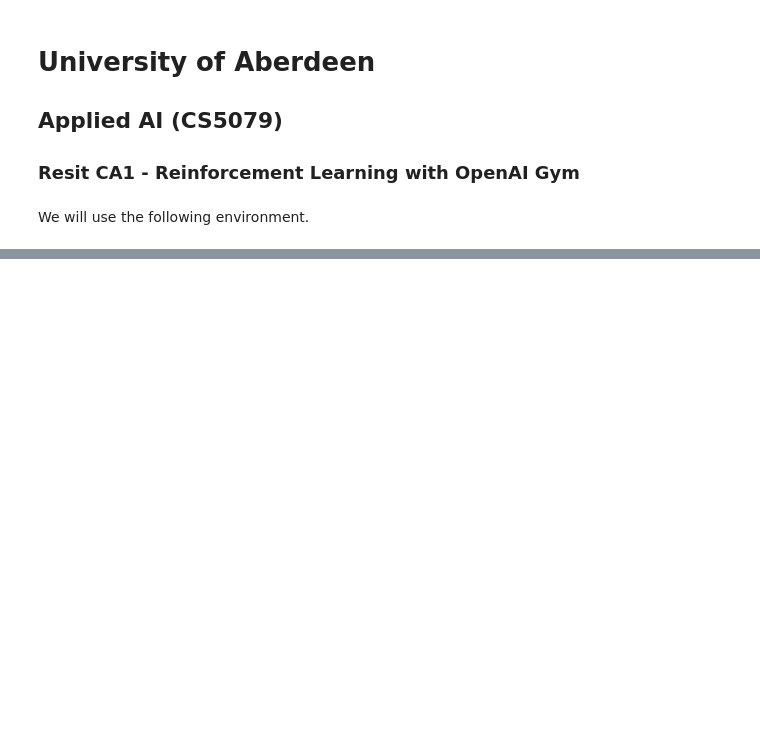
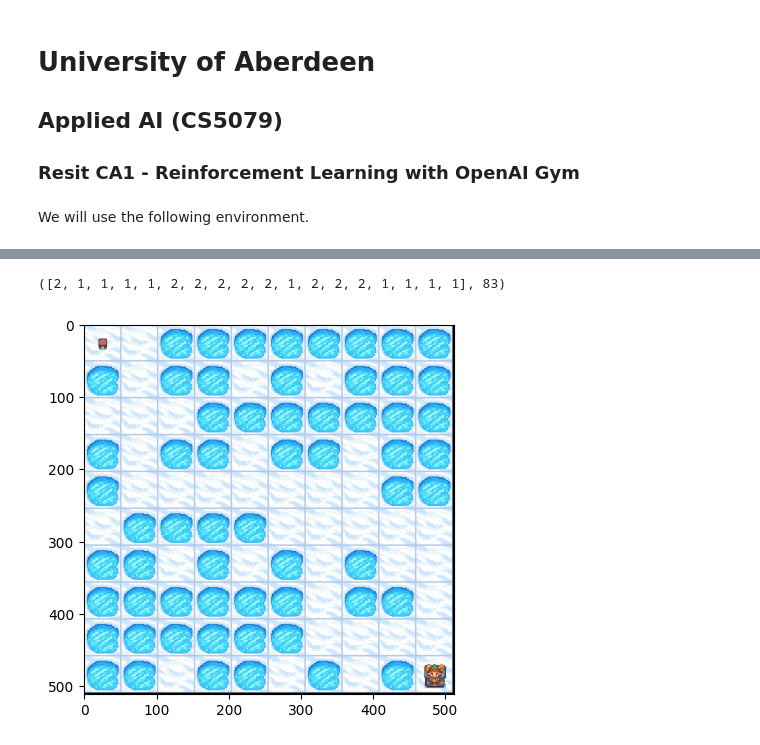
Before and after one commit to doro041/CS5079_AppliedAI, a Jupyter notebook: Task1/submission.ipynb, the cells around one changed output, grey strips where cells are left out. Drawn from its saved outputs; the diff is of its cells as text; code cells hidden in the pictures; blank space fills up the shorter version.

```diff
--- a/Task1/submission.ipynb
+++ b/Task1/submission.ipynb
@@ -118,3 +169,17 @@ env.close()
+# %%
+sorted(agent.successful_actions, key=lambda x: x[1], reverse=True)[0]
+# %% [output]
+([2, 1, 1, 1, 1, 2, 2, 2, 2, 2, 1, 2, 2, 2, 1, 1, 1, 1], 83)
+# %%
+env.reset()
+for action in sorted(agent.successful_actions, key=lambda x: x[1], reverse=True)[0][0]:
+    env.step(action)
+    plt.imshow(env.render())
+    display(plt.gcf())
+    clear_output(wait=True)
+    # time.sleep(1)
+# %% [output]
+[figure, added]
 # %%
 max(agent.rewards)
 # %% [output]
```
Also changed, not shown: parts of 5 cells of this notebook.
